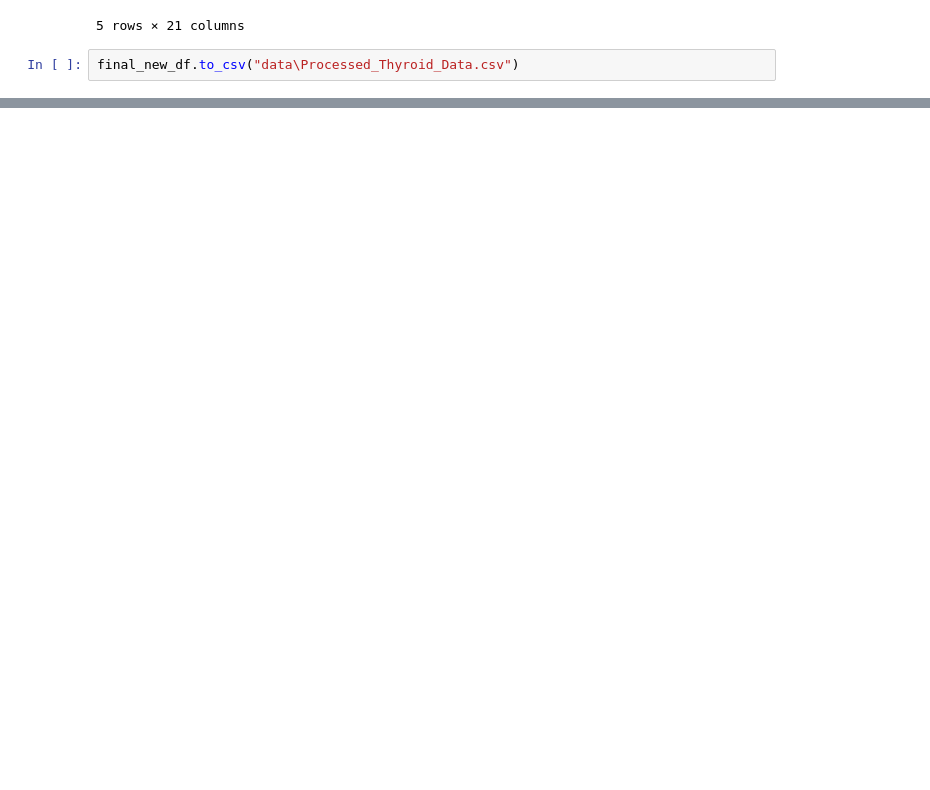
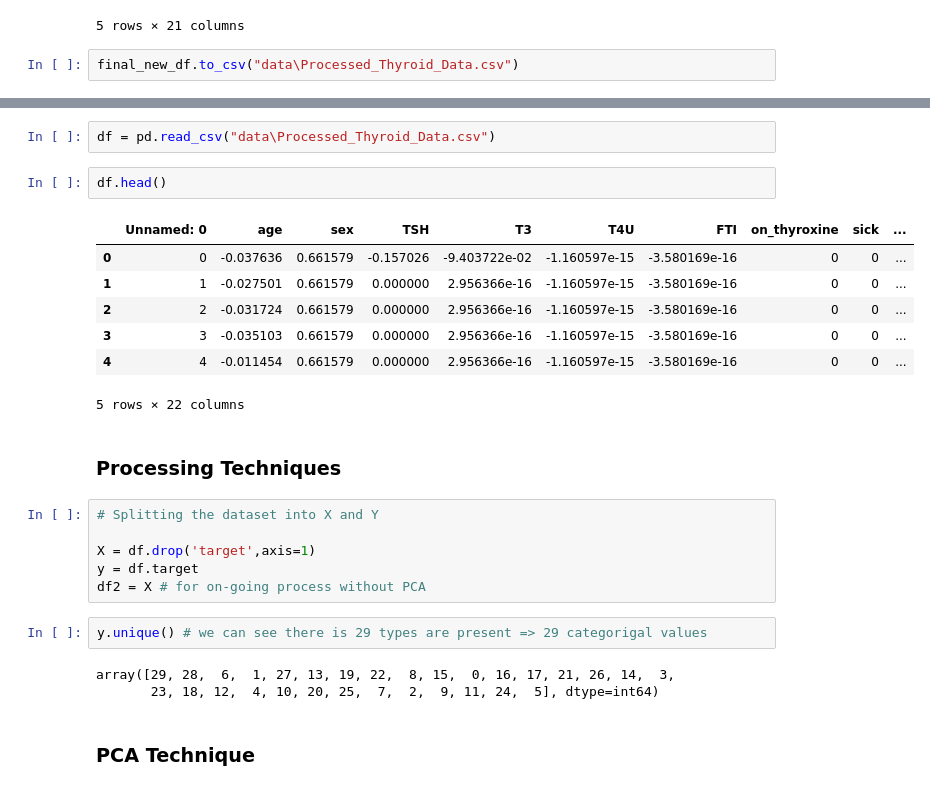
Before and after one commit to Adi3042/Thyroid-Disease-Detection, a Jupyter notebook: notebooks/EDA.ipynb, the cells around one changed output, grey strips where cells are left out. Saved outputs shown, nothing was run; the diff lists cells and outputs as text; blank space fills up the shorter version.

```diff
--- a/notebooks/EDA.ipynb
+++ b/notebooks/EDA.ipynb
@@ -526,0 +535,27 @@ final_new_df.to_csv("data\Processed_Thyroid_Data.csv")
+# %%
+df = pd.read_csv("data\Processed_Thyroid_Data.csv")
+# %%
+df.head()
+# %% [output]
+|  | Unnamed: 0 | age | sex | TSH | T3 | T4U | FTI | on_thyroxine | sick | ... |
+| 0 | 0 | -0.037636 | 0.661579 | -0.157026 | -9.403722e-02 | -1.160597e-15 | -3.580169e-16 | 0 | 0 | ... |
+| 1 | 1 | -0.027501 | 0.661579 | 0.000000 | 2.956366e-16 | -1.160597e-15 | -3.580169e-16 | 0 | 0 | ... |
+| 2 | 2 | -0.031724 | 0.661579 | 0.000000 | 2.956366e-16 | -1.160597e-15 | -3.580169e-16 | 0 | 0 | ... |
+| 3 | 3 | -0.035103 | 0.661579 | 0.000000 | 2.956366e-16 | -1.160597e-15 | -3.580169e-16 | 0 | 0 | ... |
+| 4 | 4 | -0.011454 | 0.661579 | 0.000000 | 2.956366e-16 | -1.160597e-15 | -3.580169e-16 | 0 | 0 | ... |
+5 rows × 22 columns
+# %% [markdown]
+### **Processing Techniques**
+# %%
+# Splitting the dataset into X and Y
+
+X = df.drop('target',axis=1)
+y = df.target
+df2 = X # for on-going process without PCA
+# %%
+y.unique() # we can see there is 29 types are present => 29 categorigal values
+# %% [output]
+array([29, 28,  6,  1, 27, 13, 19, 22,  8, 15,  0, 16, 17, 21, 26, 14,  3,
+       23, 18, 12,  4, 10, 20, 25,  7,  2,  9, 11, 24,  5], dtype=int64)
+# %% [markdown]
+### **PCA Technique**
```
Also changed, not shown: parts of 39 cells of this notebook, 1 other file.
